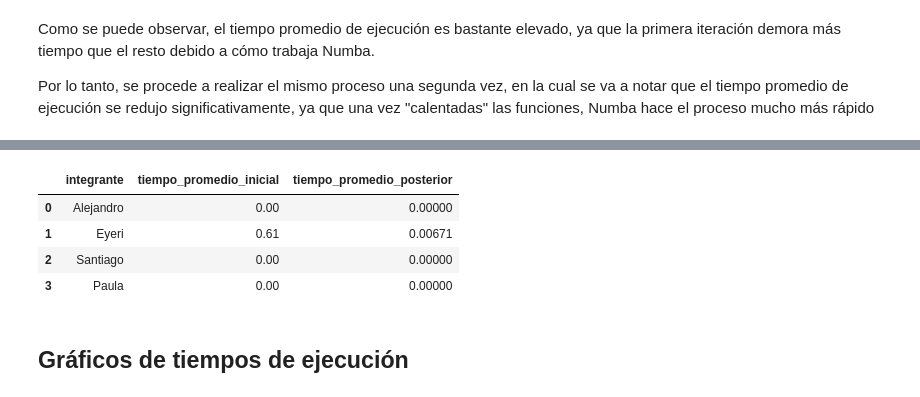
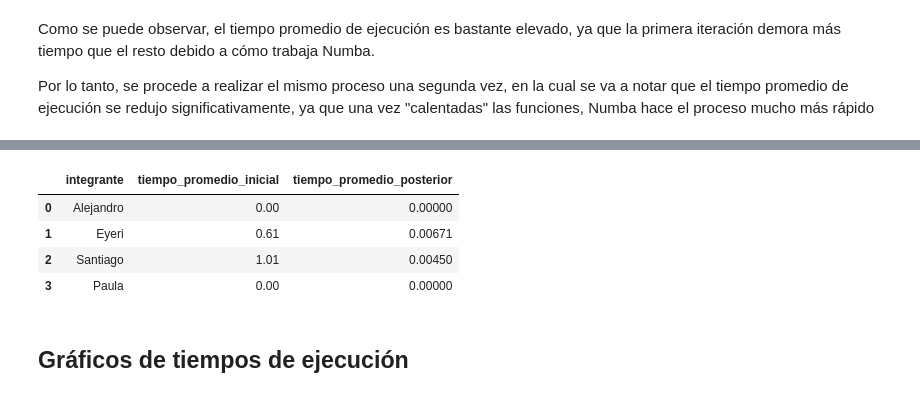
Before and after one commit to Santifer0803/Proyecto_herramientas_II, a Jupyter notebook: cod/ejercicios_python.ipynb, the cells around one changed output, grey strips where cells are left out. Saved outputs shown, nothing was run; the diff lists cells and outputs as text; code cells hidden in the pictures.

Commit message:
feat: tiempos Santiago

```diff
--- a/cod/ejercicios_python.ipynb
+++ b/cod/ejercicios_python.ipynb
@@ -985,21 +985,21 @@ tiempo_promedio_ej_9
 # %%
 data_ej_9 = {
 
     'integrante': ['Alejandro', 'Eyeri', 'Santiago', 'Paula'],
 
-    'tiempo_promedio_inicial': [0, 0.61, 0, 0],
+    'tiempo_promedio_inicial': [0, 0.61, 1.01, 0],
 
-    'tiempo_promedio_posterior': [0, 0.00671, 0, 0]
+    'tiempo_promedio_posterior': [0, 0.00671, 0.0045, 0]
 
 }
 
 tiempos_ej_9 = pd.DataFrame(data_ej_9)
 tiempos_ej_9
 # %% [output]
 |  | integrante | tiempo_promedio_inicial | tiempo_promedio_posterior |
 | 0 | Alejandro | 0.00 | 0.00000 |
 | 1 | Eyeri | 0.61 | 0.00671 |
-| 2 | Santiago | 0.00 | 0.00000 |
+| 2 | Santiago | 1.01 | 0.00450 |
 | 3 | Paula | 0.00 | 0.00000 |
 # %% [markdown]
 ## Gráficos de tiempos de ejecución
```
Also changed, not shown: parts of 2 cells of this notebook.
